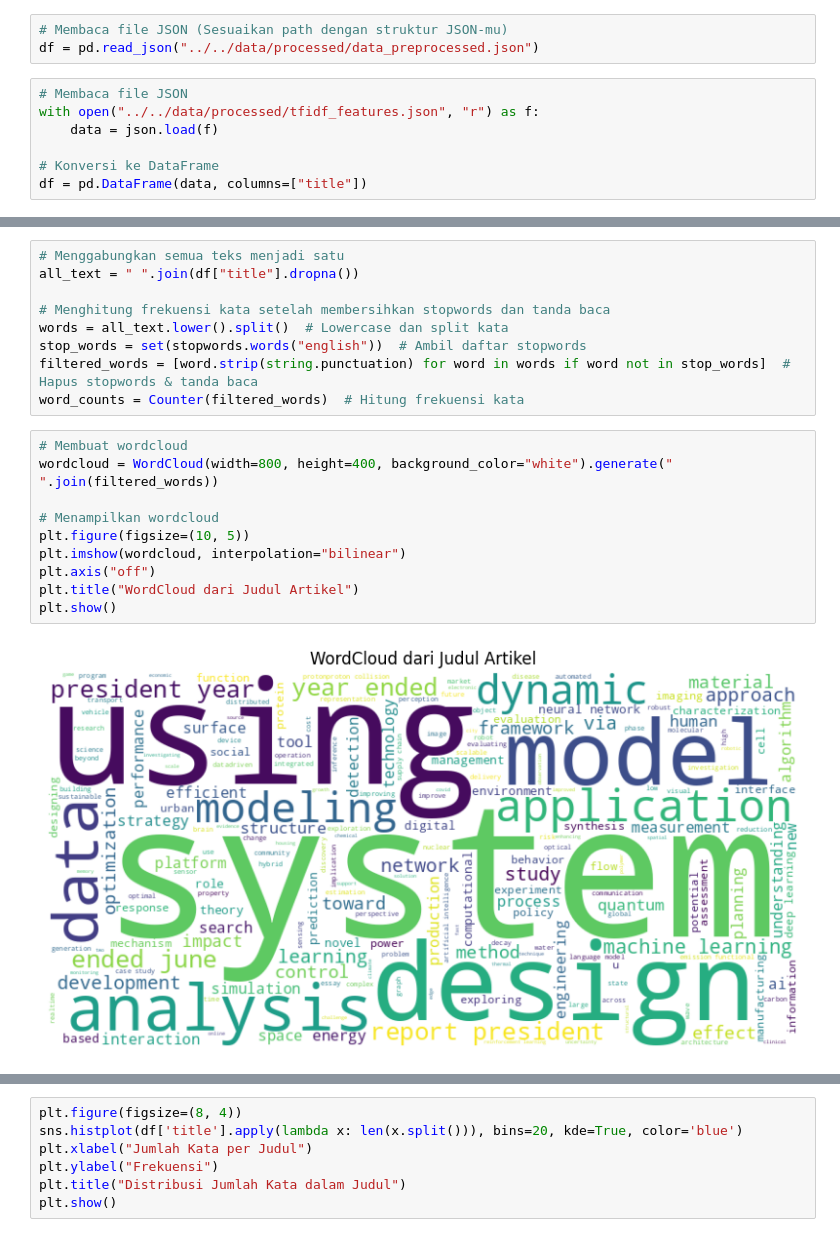
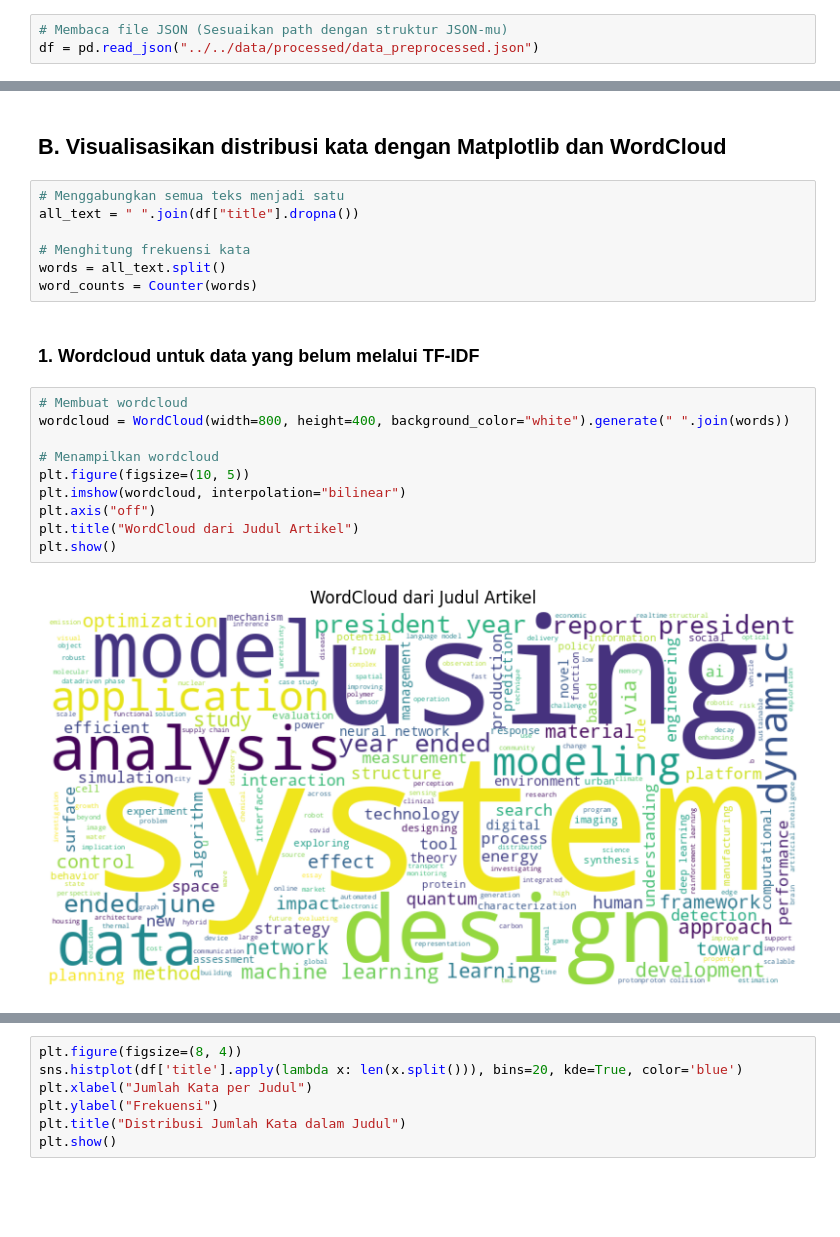
Before and after one commit to rizkyaqil04/mitdspace-topic-modeling, a Jupyter notebook: src/analysis and visualization/analisis.ipynb, the cells around one changed output, grey strips where cells are left out. Cells and saved outputs as stored; diff of their text form; blank space fills up the shorter version.

```diff
--- a/src/analysis and visualization/analisis.ipynb
+++ b/src/analysis and visualization/analisis.ipynb
@@ -21,10 +14,3 @@ True
 # %%
 # Membaca file JSON (Sesuaikan path dengan struktur JSON-mu)
 df = pd.read_json("../../data/processed/data_preprocessed.json")
-# %%
-# Membaca file JSON
-with open("../../data/processed/tfidf_features.json", "r") as f:
-    data = json.load(f)
-
-# Konversi ke DataFrame
-df = pd.DataFrame(data, columns=["title"])
@@ -62,22 +50,24 @@ max        29.00000
 Name: title, dtype: float64
+# %% [markdown]
+## B. Visualisasikan distribusi kata dengan Matplotlib dan WordCloud
 # %%
 # Menggabungkan semua teks menjadi satu
 all_text = " ".join(df["title"].dropna())
 
-# Menghitung frekuensi kata setelah membersihkan stopwords dan tanda baca
-words = all_text.lower().split()  # Lowercase dan split kata
-stop_words = set(stopwords.words("english"))  # Ambil daftar stopwords
-filtered_words = [word.strip(string.punctuation) for word in words if word not in stop_words]  # Hapus stopwords & tanda baca
-word_counts = Counter(filtered_words)  # Hitung frekuensi kata
+# Menghitung frekuensi kata
+words = all_text.split()
+word_counts = Counter(words)
+# %% [markdown]
+### 1. Wordcloud untuk data yang belum melalui TF-IDF
 # %%
 # Membuat wordcloud
-wordcloud = WordCloud(width=800, height=400, background_color="white").generate(" ".join(filtered_words))
+wordcloud = WordCloud(width=800, height=400, background_color="white").generate(" ".join(words))
 
 # Menampilkan wordcloud
 plt.figure(figsize=(10, 5))
 plt.imshow(wordcloud, interpolation="bilinear")
 plt.axis("off")
 plt.title("WordCloud dari Judul Artikel")
 plt.show()
 # %% [output]
-[figure, old version]
+[figure, new version]
```
Also changed, not shown: parts of 11 cells of this notebook, 1 other file.
